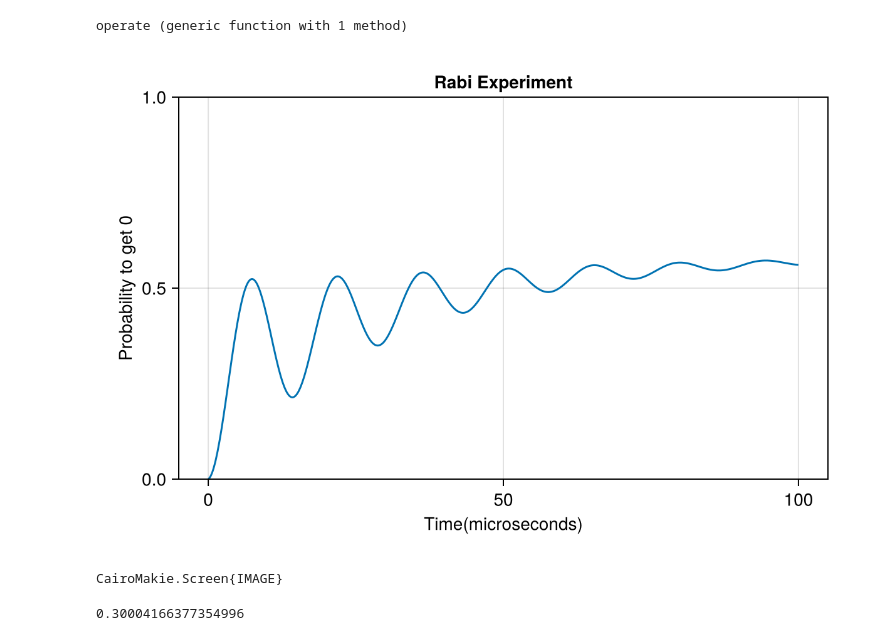
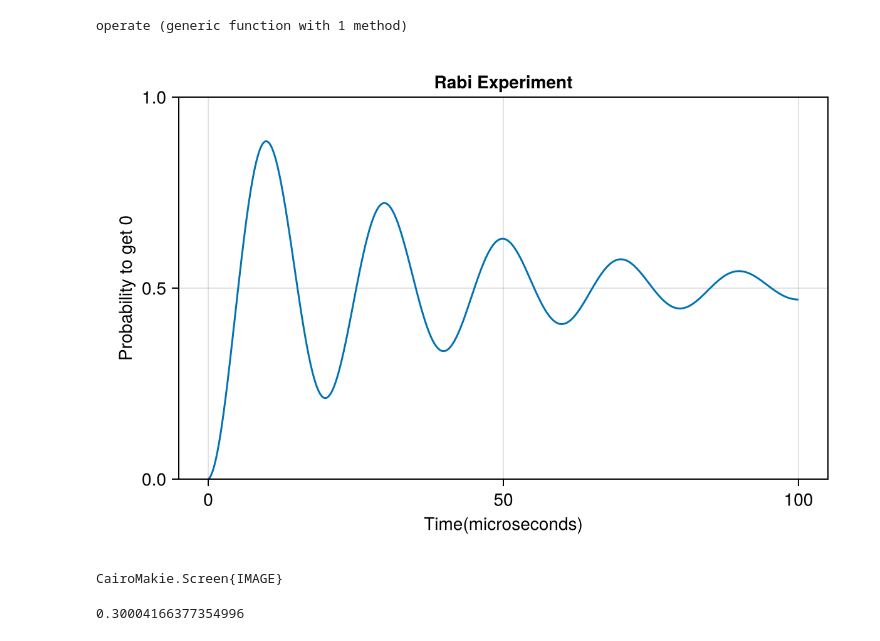
Before and after one commit to Ianborden/Quantum-APL, a Jupyter notebook: Week 8/Rabi.ipynb, the cells around one changed output. Saved outputs shown, nothing was run; the diff lists cells and outputs as text; code cells hidden in the pictures.

```diff
--- a/Week 8/Rabi.ipynb
+++ b/Week 8/Rabi.ipynb
@@ -181,20 +181,20 @@ end
 # %% [output]
 operate (generic function with 1 method)
 # %%
-Δ = 0.3
+Δ = 0
 Ω = 2π * 0.05
 T1 = 100
 T_ϕ = 50
 t = 100
 chooser = 0
 o = operate(Δ,Ω, T1, T_ϕ,t,chooser)
 fig = Figure(size = (600, 400))
 ax = CairoMakie.Axis(fig[1, 1], title = "Rabi Experiment", xlabel = "Time(microseconds)", ylabel = "Probability to get $chooser")
 lines!(ax, o[2],o[1])
 ylims!(0,1)
 display(fig)
 # %% [output]
-[figure, old version]
+[figure, new version]
 CairoMakie.Screen{IMAGE}
 # %%
 using Images
```
Also changed, not shown: 2 other files.
